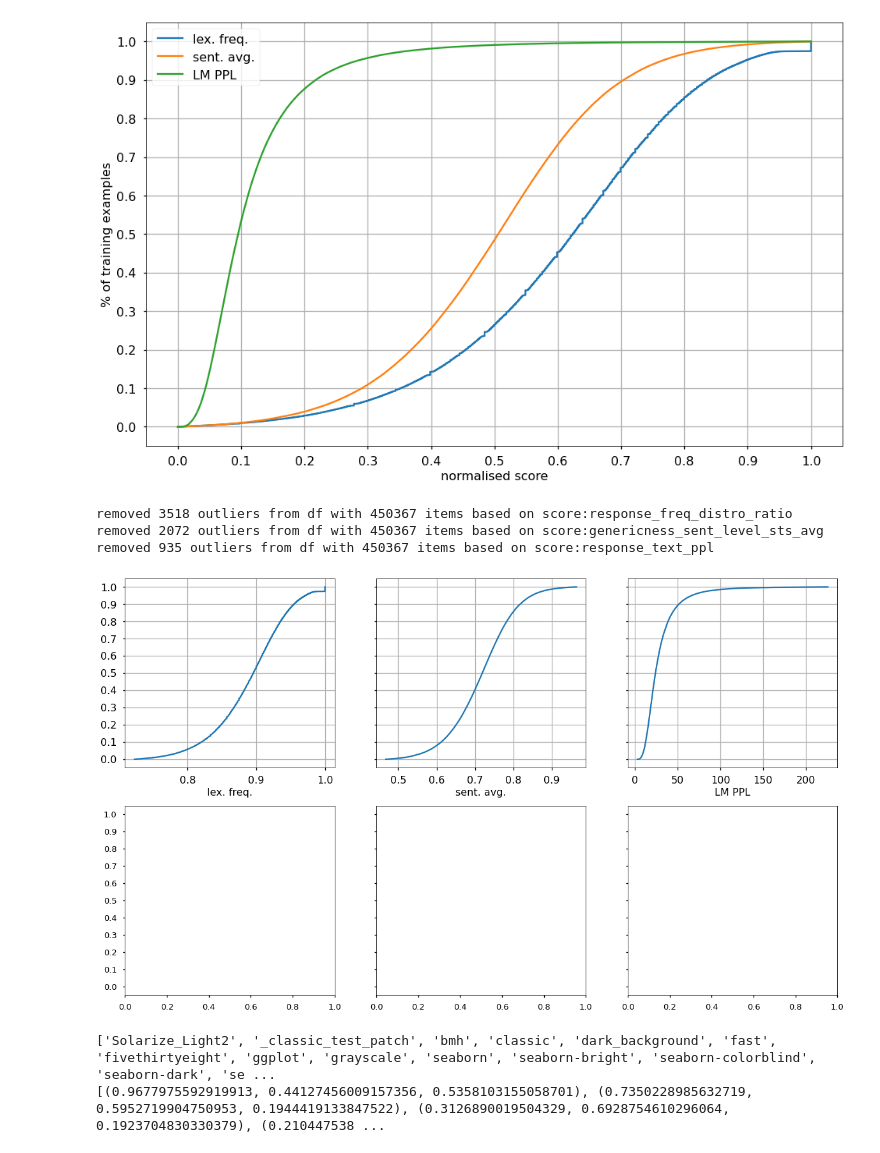
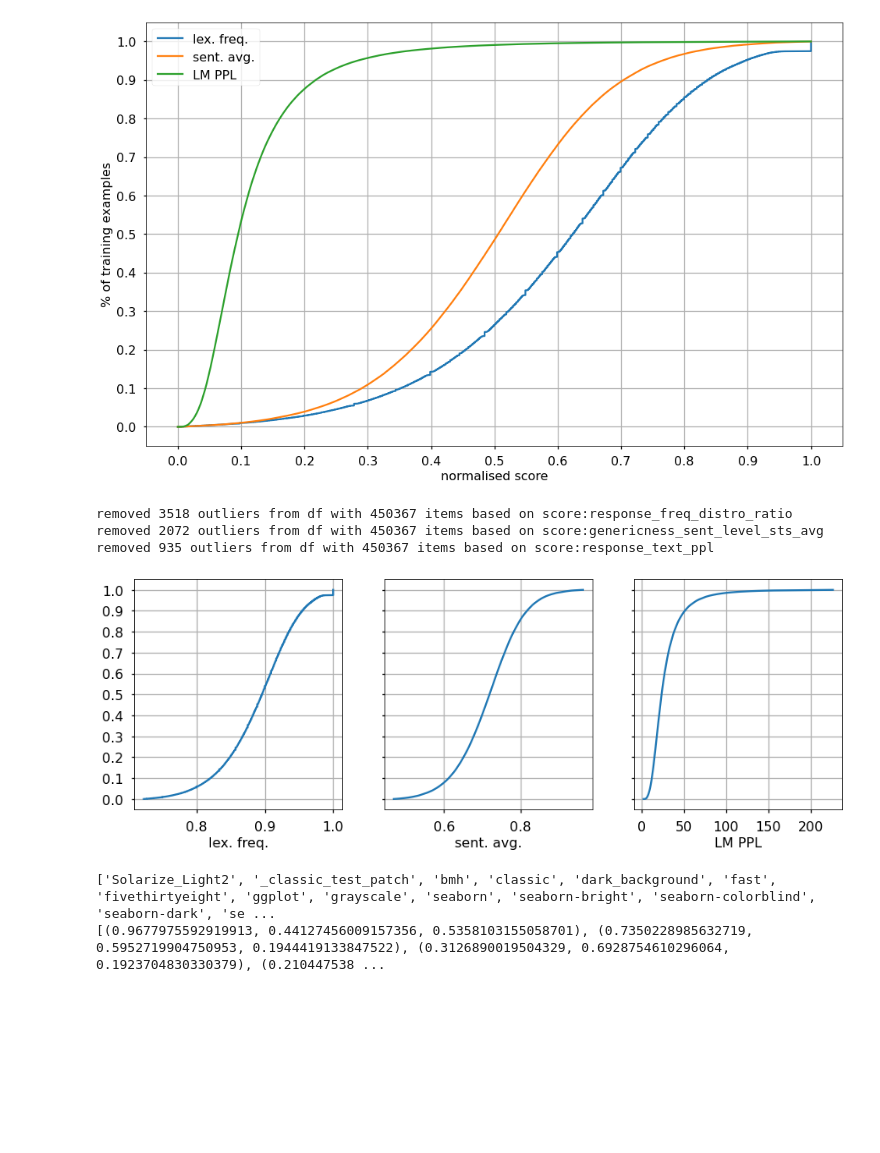
Before and after one commit to ZurichNLP/specific_hospo_respo, a Jupyter notebook: scripts/analyses/visualise_scores_for_filtering.ipynb, the cells around one changed output. Saved outputs shown, nothing was run; the diff lists cells and outputs as text; code cells hidden in the pictures; blank space fills up the shorter version.

```diff
--- a/scripts/analyses/visualise_scores_for_filtering.ipynb
+++ b/scripts/analyses/visualise_scores_for_filtering.ipynb
@@ -24,7 +24,7 @@ from statsmodels.distributions.empirical_distribution import ECDF
 
 from sklearn.preprocessing import MinMaxScaler
 # %%
-data_dir = Path('../hotel/500k')
+data_dir = Path('../../data/hotel/500k')
 scored_data = [
     'trip_hotels.pkl',
     'trip_hotels.gen_sts_scores.pkl',
@@ -162,27 +172,27 @@ removed 935 outliers from df with 450367 items based on score:response_text_ppl
 # %%
 score_column_keys = list(score_columns.keys())
 
 with plt.style.context('seaborn-talk'):
     fs = 16
-    f, axs = plt.subplots(2, 3, figsize=(20, 12), sharey=True)
+    f, axs = plt.subplots(1, 3, figsize=(15, 5), sharey=True)
     for i, ax in enumerate(axs.reshape(-1)):
         if i > len(score_columns)-1:
             break
         ecdf = compute_ecdf_without_outliers(df, score_column_keys[i])
         ax.plot(ecdf.x, ecdf.y)
         ax.set_xlabel(score_columns[score_column_keys[i]]['label'], fontsize=fs)
         ax.set_yticks(np.arange(0,1.1, 0.1))
     #     ax.set_xticks(np.arange(min(ecdf.x),max(ecdf.x)))
         ax.grid()
         ax.tick_params(axis='both', which='major', labelsize=fontsize)
 
     # axs.set_ylabel('% of training examplescore:review_response_wmds', fontsize=fontsize)
     # axs.set_xlabel('normalised score', fontsize=fontsize)
 # %% [output]
 removed 3518 outliers from df with 450367 items based on score:response_freq_distro_ratio
 removed 2072 outliers from df with 450367 items based on score:genericness_sent_level_sts_avg
 removed 935 outliers from df with 450367 items based on score:response_text_ppl
-[figure, old version]
+[figure, new version]
 # %%
 print(plt.style.available)
 print(sns.color_palette("husl"))
```
Also changed, not shown: parts of 6 cells of this notebook, 3 other files.
